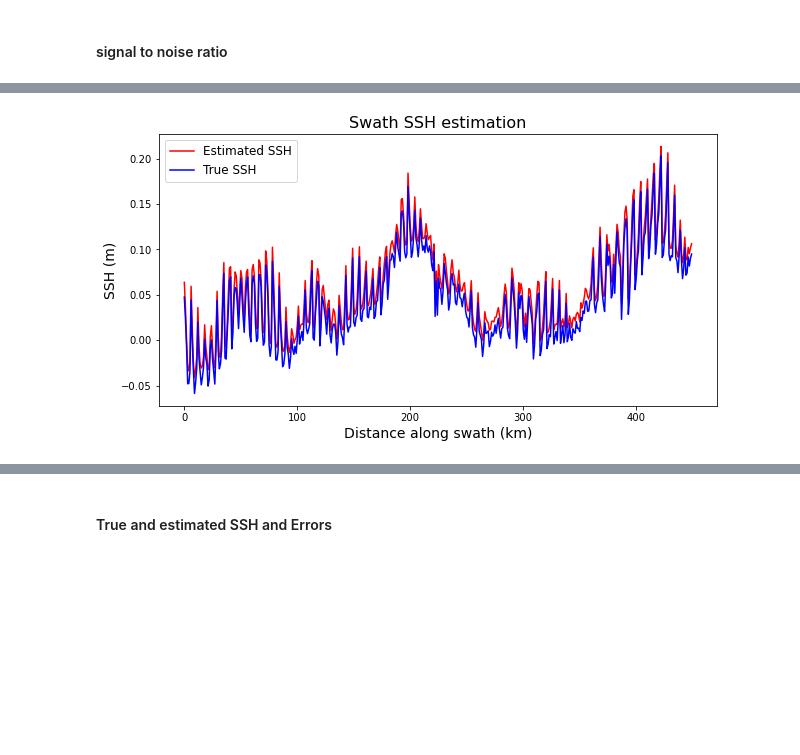
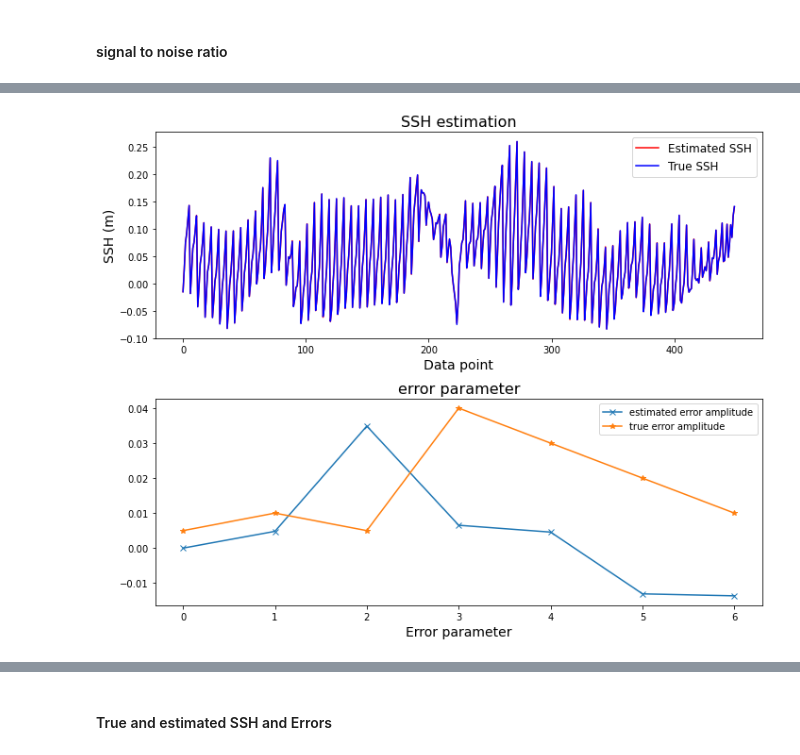
Before and after one commit to yugaophd/cer-swot, a Jupyter notebook: CER103_aviso_swath_1step.ipynb, the cells around one changed output, grey strips where cells are left out. Saved outputs shown, nothing was run; the diff lists cells and outputs as text; code cells hidden in the pictures; blank space fills up the shorter version.

Commit message:
fitting error to error basis functions

```diff
--- a/CER103_aviso_swath_1step.ipynb
+++ b/CER103_aviso_swath_1step.ipynb
@@ -240,34 +240,49 @@ amp_1step[-7:], alpha
 for ii in range(len(xvalid_index)):
     IIndex[ii] = nx * yvalid_index[ii] + xvalid_index[ii]
     cor_err[ii] = timing_err_valid[ii]+ roll_err_valid[ii] + baseline_dilation_err_valid[ii] + phase_err_valid[ii]
-    ssh[ii] = MSLA_fwd[yvalid_index[ii], xvalid_index[ii], int(tindex[ii])]
-    Y_v[ii] = ssh[ii] + cor_err[ii] #+ np.random.rand(1)/400
+    ssh[ii] = MSLA_fwd[xvalid_index[ii], yvalid_index[ii], int(tindex[ii])]
+    Y_v[ii] = ssh[ii] + cor_err[ii] # + np.random.rand(1)/400
+    # timing error = alpha[0] * Xc^0
     H_v[ii, IND_TIMING] = 1
-    H_v[ii, IND_BASELINE] = xc1_valid[ii]
-    H_v[ii, IND_ROLL] = xc2_valid[ii]
-    H_neg = np.heaviside(xc1_valid[ii], 1)
+    # roll error = alpha[1] * Xc^1
+    H_v[ii, IND_ROLL] = xc1_valid[ii]
+    # baseline dialation error = alpha[2] * Xc^2
+    H_v[ii, IND_BASELINE] = xc2_valid[ii]
+    # phase error
+    H_neg = np.heaviside(-1 * xc1_valid[ii], 1)
     H_pos = np.heaviside(xc1_valid[ii], 1)
     H_v[ii, IND_PHASE3] = H_neg
     H_v[ii, IND_PHASE4] = xc1_valid[ii] * H_neg
     H_v[ii, IND_PHASE5] = H_pos
     H_v[ii, IND_PHASE6] = xc1_valid[ii] * H_pos
-    for nn in range(M):
-        JIndex = 2 * MModes * nn
-        H_v[ii, JIndex] = H_cos[IIndex[ii].astype(int), nn]
-        H_v[ii, JIndex + 1] = H_sin[IIndex[ii].astype(int), nn]
 
-ssh_estimated_swath = np.matmul(H_v, amp_1step) # estimated swath SSH
+    for mm in range(M):
+        JIndex = 2 * MModes * mm
+        H_v[ii, JIndex] = H_cos[IIndex[ii].astype(int), mm]
+        H_v[ii, JIndex + 1] = H_sin[IIndex[ii].astype(int), mm]
+
+ssh_estimated_swath = np.matmul(H_v, amp_1step) # estimated swath SSH-1 *
 # %%
-plt.figure(figsize=(10, 5))
+plt.figure(figsize=(10, 8))
+plt.subplot(211)
 plt.plot(ssh_estimated_swath, 'r', label='Estimated SSH')
 plt.plot(Y_v, 'b', label='True SSH')
-plt.xlabel('Distance along swath (km)', fontsize=14)
+#plt.xlabel('Distance along swath (km)', fontsize=14)
+plt.xlabel('Data point', fontsize=14)
 plt.ylabel('SSH (m)', fontsize=14)
-plt.title('Swath SSH estimation', fontsize=16)
+plt.title('SSH estimation', fontsize=16)
 plt.legend(fontsize=12)
-plt.show()
+#plt.show()
+plt.subplot(212)
+plt.title('error parameter', fontsize=16)
+plt.plot(amp_1step[-7:], '-x', label = 'estimated error amplitude')
+plt.plot(alpha, '-*', label = 'true error amplitude')
+plt.xlabel('Error parameter', fontsize=14)
+plt.legend()
+plt.tight_layout()
+plt.savefig('./ssh_err_parameter.png')
 # %% [output]
-[figure, old version]
+[figure, new version]
 # %%
 plt.figure(figsize = (8, 5))
 plt.subplot(211)
```
Also changed, not shown: parts of 39 cells of this notebook, 1 other file.
